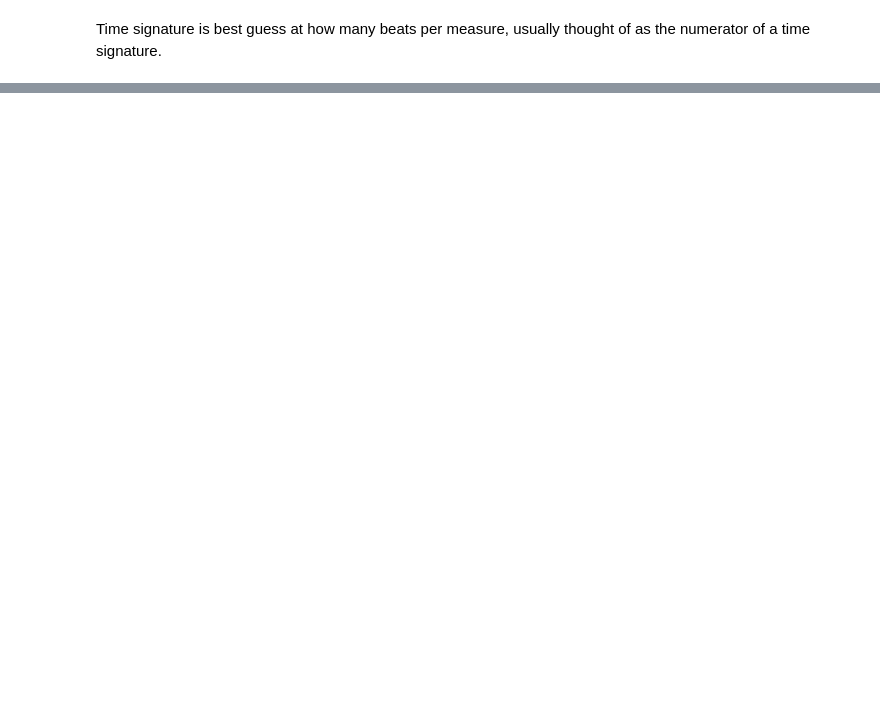
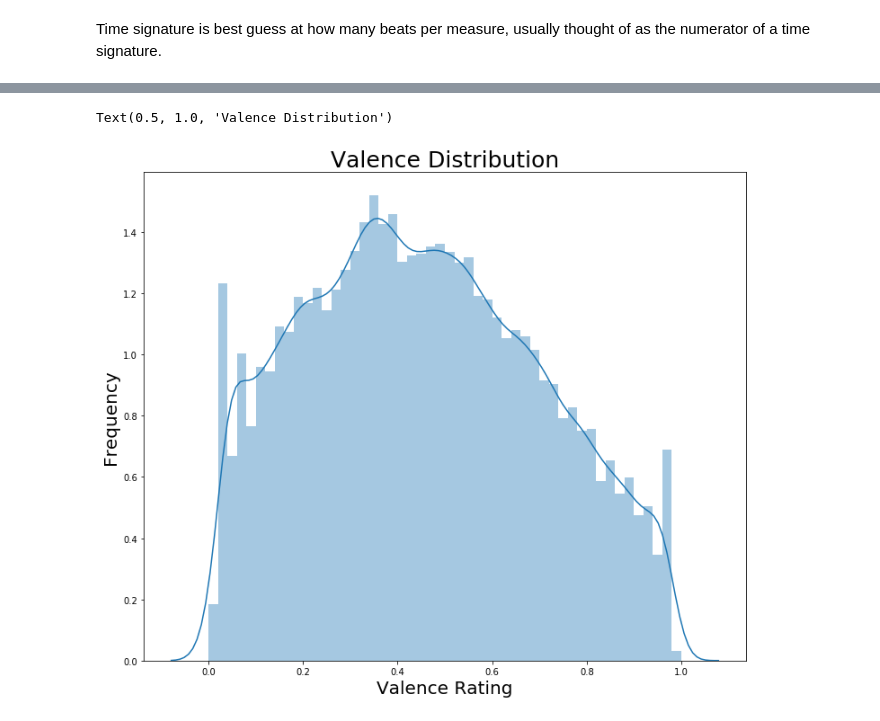
Before and after one commit to RMExe/Clustersong, a Jupyter notebook: code/02_eda.ipynb, the cells around one changed output, grey strips where cells are left out. Cells and saved outputs as stored; diff of their text form; code cells hidden in the pictures; blank space fills up the shorter version.

```diff
--- a/code/02_eda.ipynb
+++ b/code/02_eda.ipynb
@@ -167,0 +208,9 @@ sns.countplot(df.key_tone)
+# %%
+plt.figure(figsize=(12,10))
+sns.distplot(df.valence)
+plt.xlabel("Valence Rating",size=20)
+plt.ylabel("Frequency",size=20)
+plt.title("Valence Distribution", size=25)
+# %% [output]
+Text(0.5, 1.0, 'Valence Distribution')
+[figure, added]
```
Also changed, not shown: parts of 23 cells of this notebook, 2 other files.
